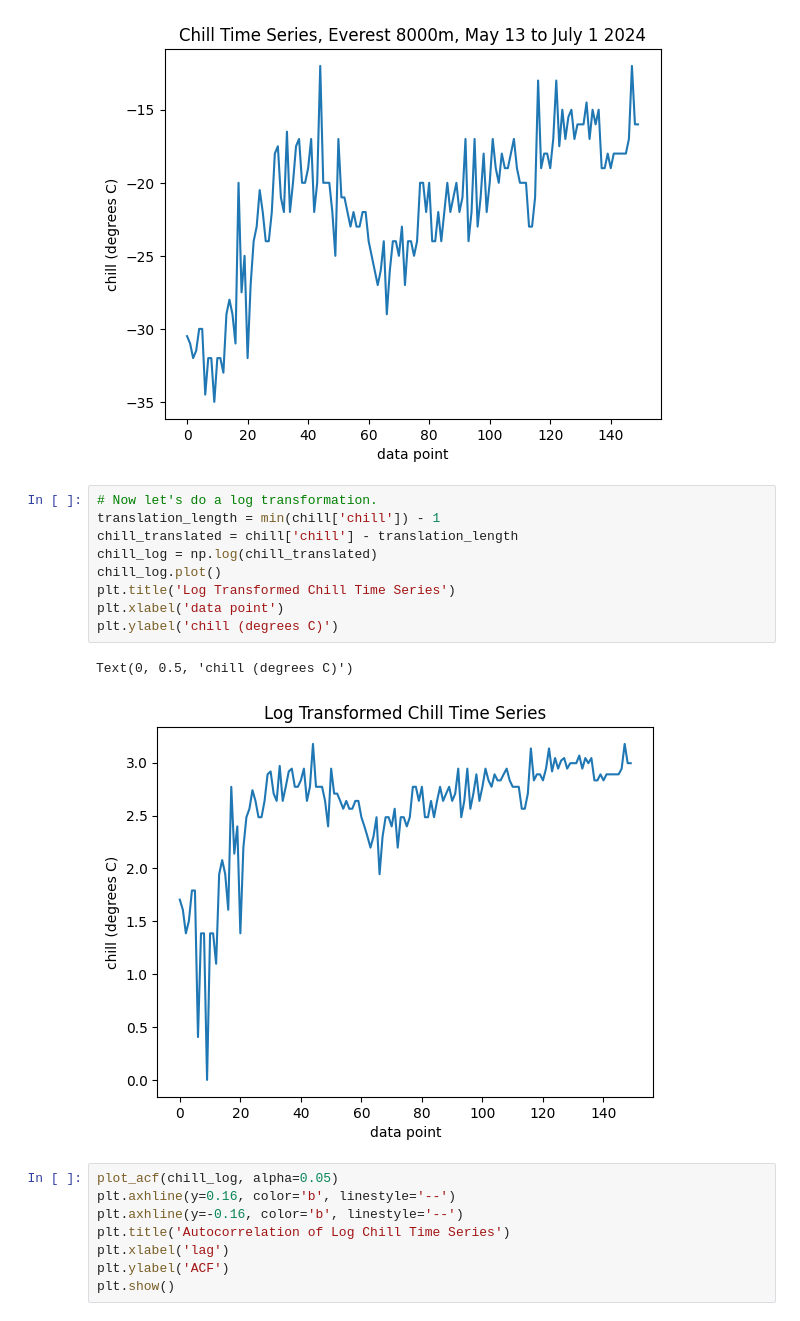
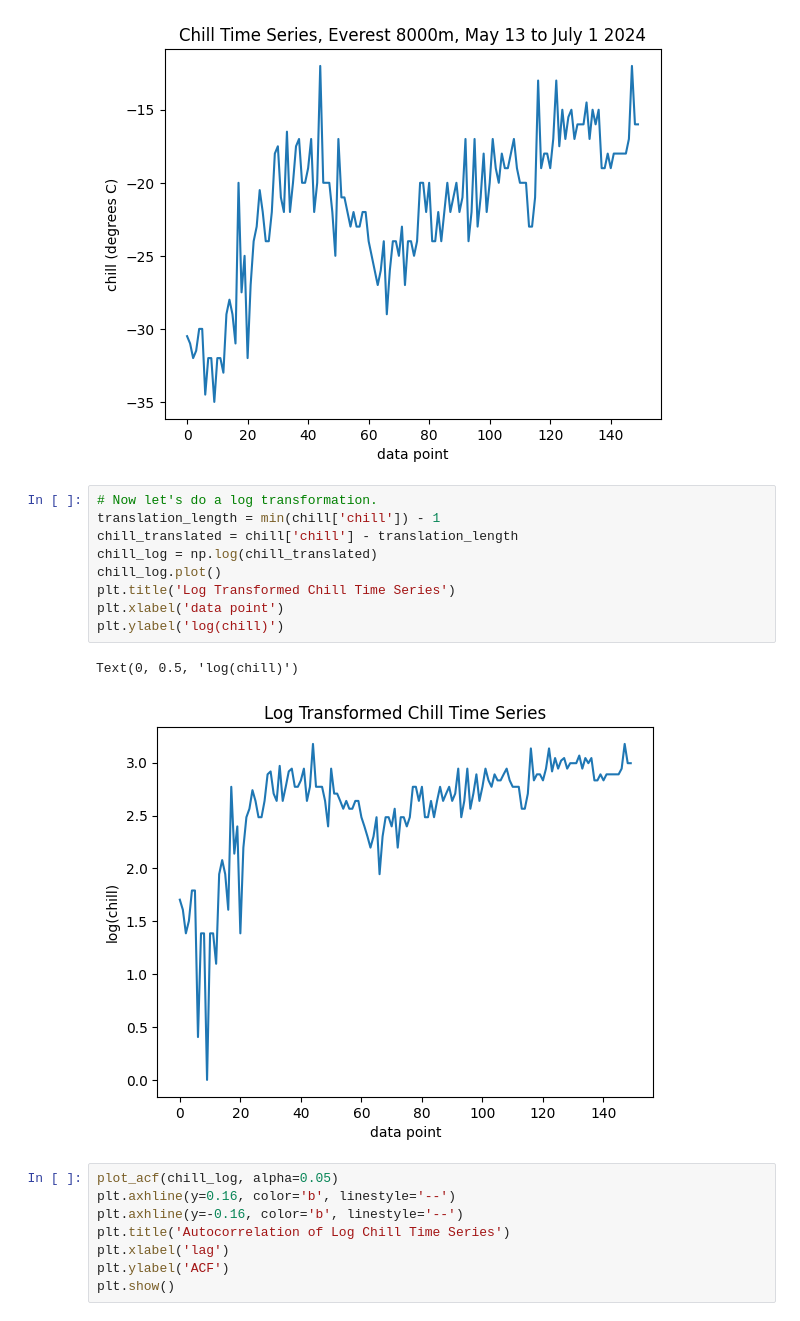
Before and after one commit to pmwaddell/scrape-mountain-weather-data, a Jupyter notebook: scrape_mountain_weather_data/analysis/time_series_analysis/chill_transform_arima.ipynb, the cells around one changed output. Cells and saved outputs as stored; diff of their text form.

```diff
--- a/scrape_mountain_weather_data/analysis/time_series_analysis/chill_transform_arima.ipynb
+++ b/scrape_mountain_weather_data/analysis/time_series_analysis/chill_transform_arima.ipynb
@@ -29,15 +30,15 @@ Text(0, 0.5, 'chill (degrees C)')
 # %%
 # Now let's do a log transformation.
 translation_length = min(chill['chill']) - 1
 chill_translated = chill['chill'] - translation_length
 chill_log = np.log(chill_translated)
 chill_log.plot()
 plt.title('Log Transformed Chill Time Series')
 plt.xlabel('data point')
-plt.ylabel('chill (degrees C)')
+plt.ylabel('log(chill)')
 # %% [output]
-Text(0, 0.5, 'chill (degrees C)')
+Text(0, 0.5, 'log(chill)')
-[figure, old version]
+[figure, new version]
 # %%
 plot_acf(chill_log, alpha=0.05)
 plt.axhline(y=0.16, color='b', linestyle='--')
```
Also changed, not shown: parts of 17 cells of this notebook.
